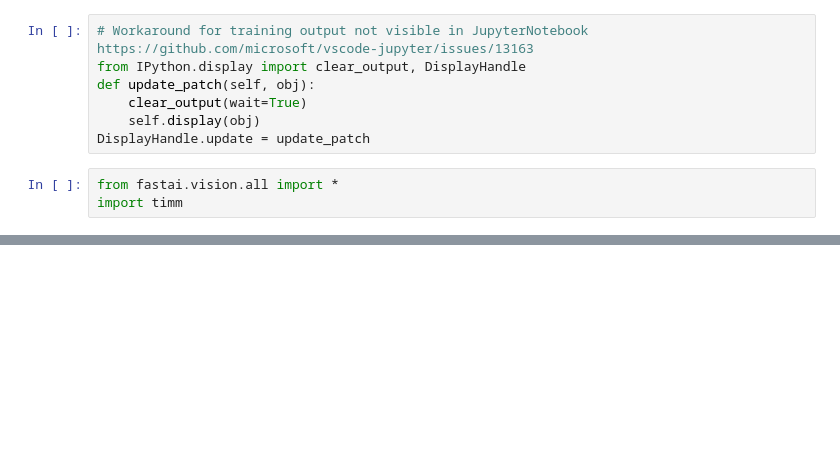
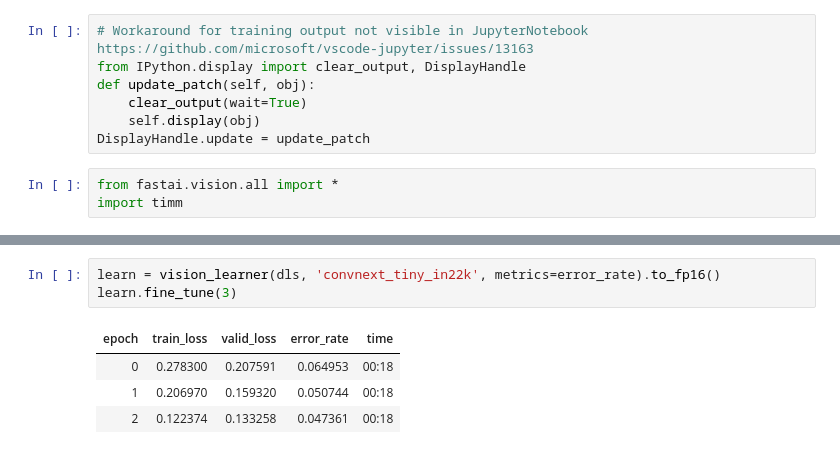
Before and after one commit to mendhak/fastai_lessons, a Jupyter notebook: 008_pet_breed.ipynb, the cells around one changed output, grey strips where cells are left out. Saved outputs shown, nothing was run; the diff lists cells and outputs as text; blank space fills up the shorter version.

```diff
--- a/008_pet_breed.ipynb
+++ b/008_pet_breed.ipynb
@@ -20,0 +49,8 @@ dls.show_batch(max_n=4)
+# %%
+learn = vision_learner(dls, 'convnext_tiny_in22k', metrics=error_rate).to_fp16()
+learn.fine_tune(3)
+# %% [output]
+| epoch | train_loss | valid_loss | error_rate | time |
+| 0 | 0.278300 | 0.207591 | 0.064953 | 00:18 |
+| 1 | 0.206970 | 0.159320 | 0.050744 | 00:18 |
+| 2 | 0.122374 | 0.133258 | 0.047361 | 00:18 |
```
Also changed, not shown: parts of 13 cells of this notebook.
